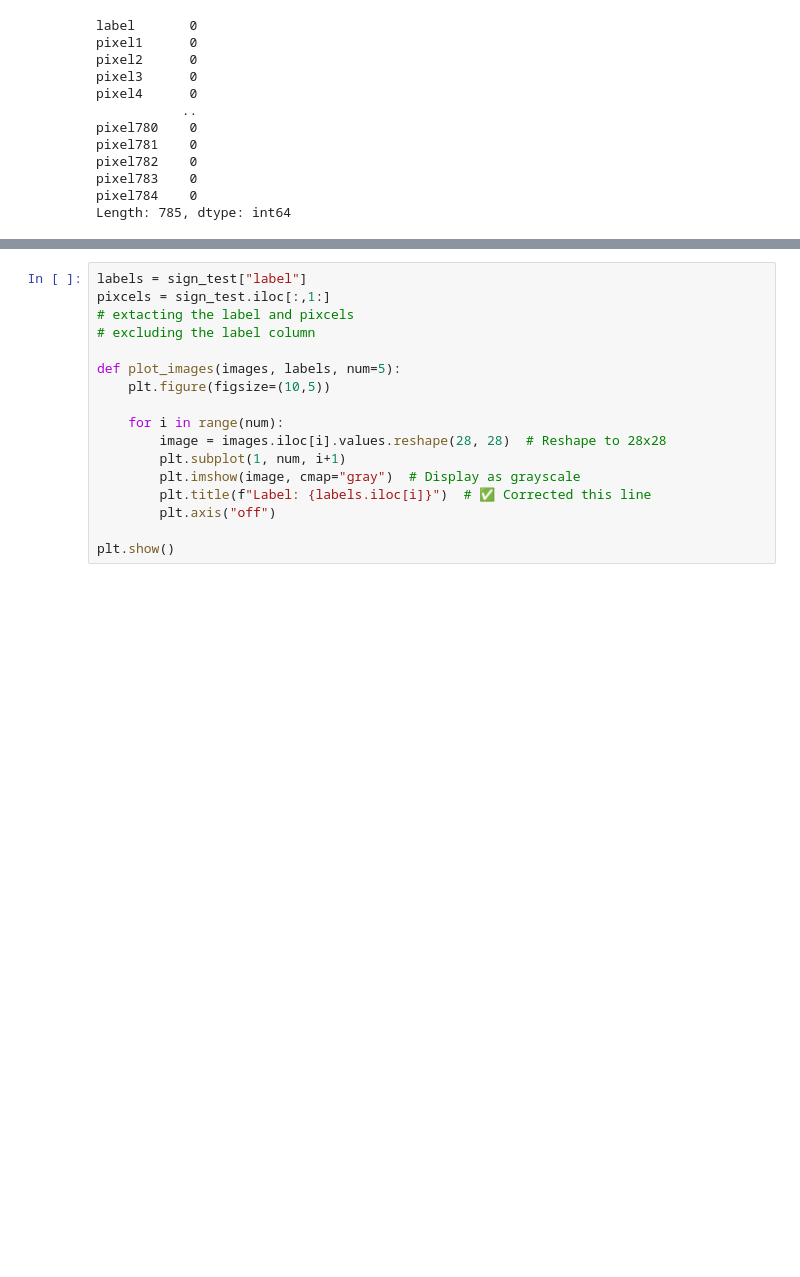
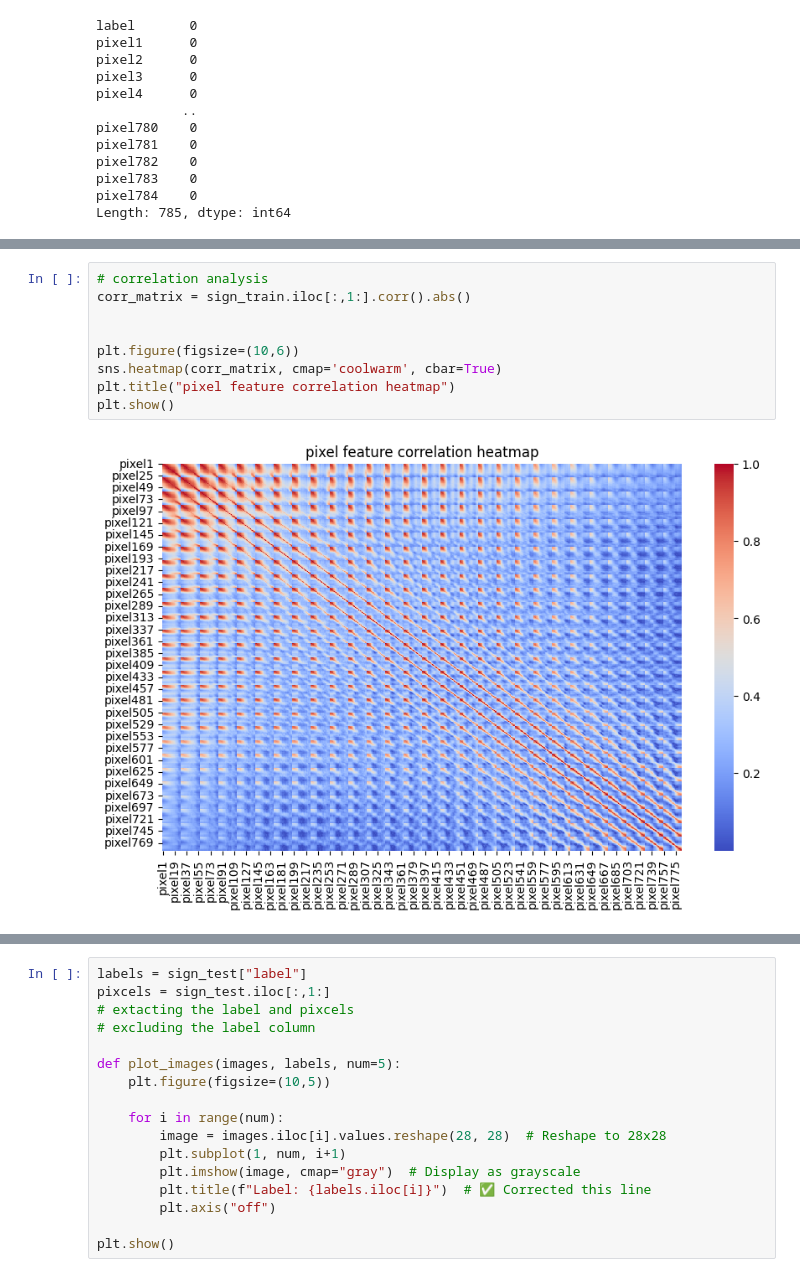
Before and after one commit to walethewave/Sign-Language-Hand-Gesture-Recognition-Using--CNN, a Jupyter notebook: Hand_recognition.ipynb, the cells around one changed output, grey strips where cells are left out. Saved outputs shown, nothing was run; the diff lists cells and outputs as text; blank space fills up the shorter version.

```diff
--- a/Hand_recognition.ipynb
+++ b/Hand_recognition.ipynb
@@ -104,0 +175,11 @@ Length: 785, dtype: int64
+# %%
+# correlation analysis
+corr_matrix = sign_train.iloc[:,1:].corr().abs()
+
+
+plt.figure(figsize=(10,6))
+sns.heatmap(corr_matrix, cmap='coolwarm', cbar=True)
+plt.title("pixel feature correlation heatmap")
+plt.show()
+# %% [output]
+[figure, added]
```
Also changed, not shown: parts of 12 cells of this notebook.
